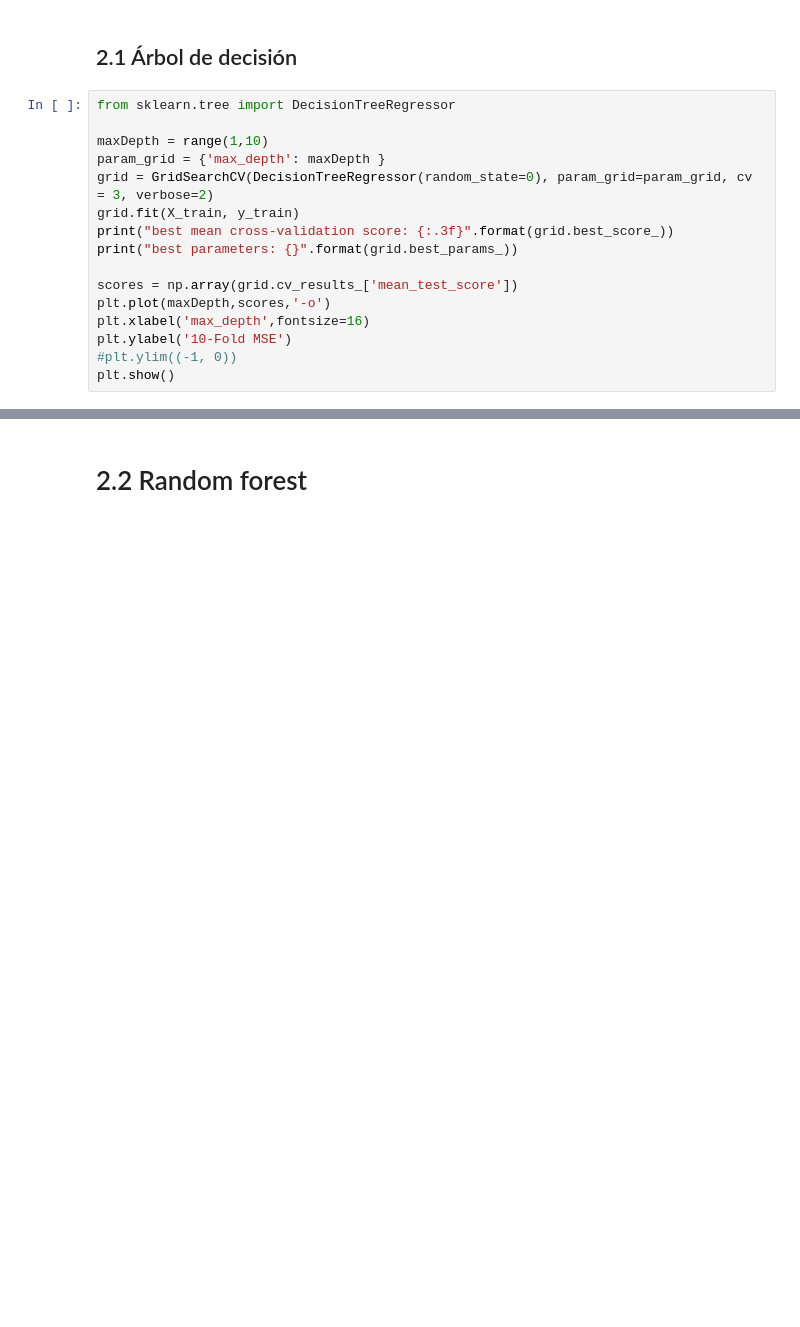
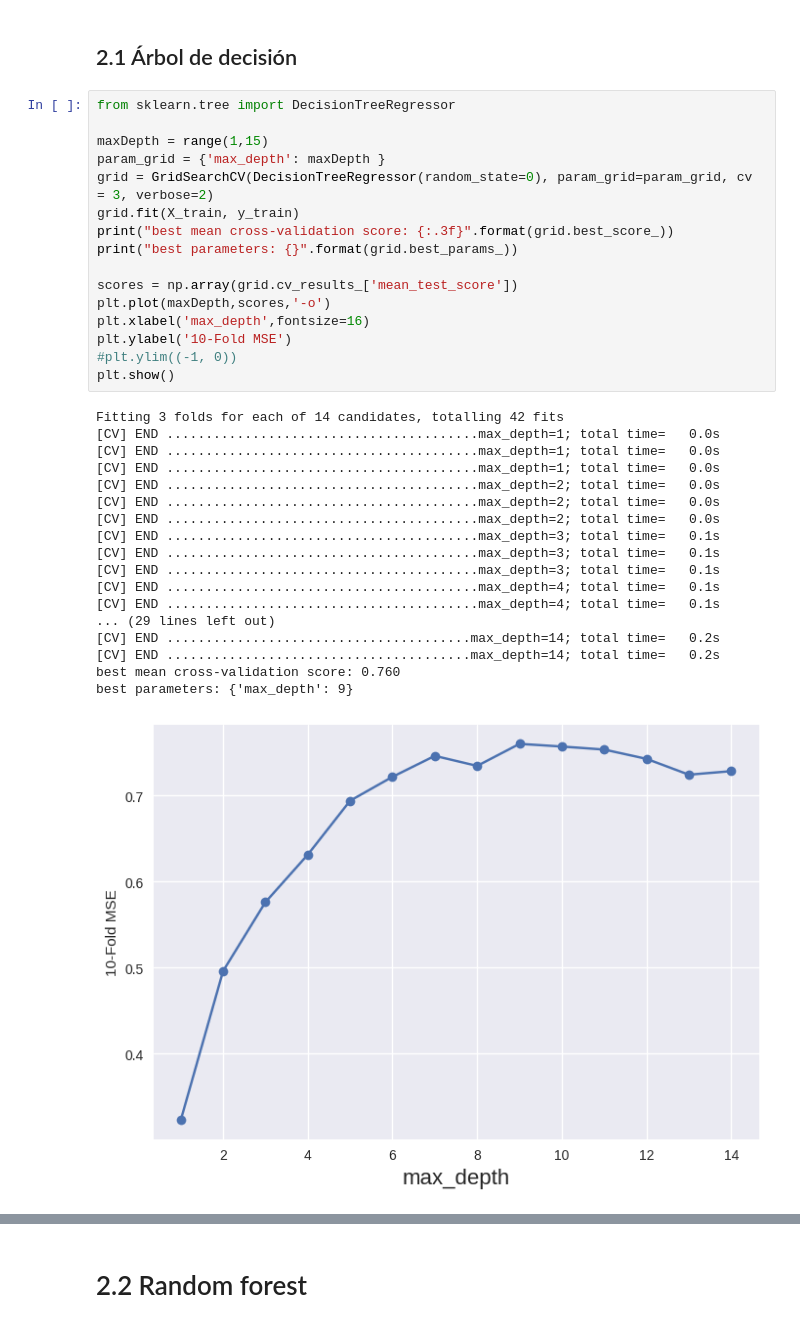
Before and after one commit to KeepCoding-IA-3/machine-learning, a Jupyter notebook: notebooks/5. Bagging y Random Forest.ipynb, the cells around one changed output, grey strips where cells are left out. Drawn from its saved outputs; the diff is of its cells as text; blank space fills up the shorter version.

```diff
--- a/notebooks/5. Bagging y Random Forest.ipynb
+++ b/notebooks/5. Bagging y Random Forest.ipynb
@@ -603,19 +585,38 @@ print('Datos test: ', X_test.shape)
 # %%
 from sklearn.tree import DecisionTreeRegressor
 
-maxDepth = range(1,10)
+maxDepth = range(1,15)
 param_grid = {'max_depth': maxDepth }
 grid = GridSearchCV(DecisionTreeRegressor(random_state=0), param_grid=param_grid, cv = 3, verbose=2)
 grid.fit(X_train, y_train)
 print("best mean cross-validation score: {:.3f}".format(grid.best_score_))
 print("best parameters: {}".format(grid.best_params_))
 
 scores = np.array(grid.cv_results_['mean_test_score'])
 plt.plot(maxDepth,scores,'-o')
 plt.xlabel('max_depth',fontsize=16)
 plt.ylabel('10-Fold MSE')
 #plt.ylim((-1, 0))
 plt.show()
+# %% [output]
+Fitting 3 folds for each of 14 candidates, totalling 42 fits
+[CV] END ........................................max_depth=1; total time=   0.0s
+[CV] END ........................................max_depth=1; total time=   0.0s
+[CV] END ........................................max_depth=1; total time=   0.0s
+[CV] END ........................................max_depth=2; total time=   0.0s
+[CV] END ........................................max_depth=2; total time=   0.0s
+[CV] END ........................................max_depth=2; total time=   0.0s
+[CV] END ........................................max_depth=3; total time=   0.1s
+[CV] END ........................................max_depth=3; total time=   0.1s
+[CV] END ........................................max_depth=3; total time=   0.1s
+[CV] END ........................................max_depth=4; total time=   0.1s
+[CV] END ........................................max_depth=4; total time=   0.1s
+... (29 lines left out)
+[CV] END .......................................max_depth=14; total time=   0.2s
+[CV] END .......................................max_depth=14; total time=   0.2s
+best mean cross-validation score: 0.760
+best parameters: {'max_depth': 9}
+[figure, added]
 # %%
 maxDepthOptimo = grid.best_params_['max_depth']
 treeModel = DecisionTreeRegressor(max_depth=maxDepthOptimo).fit(X_train,y_train)
```
Also changed, not shown: parts of 30 cells of this notebook, 4 other files.
